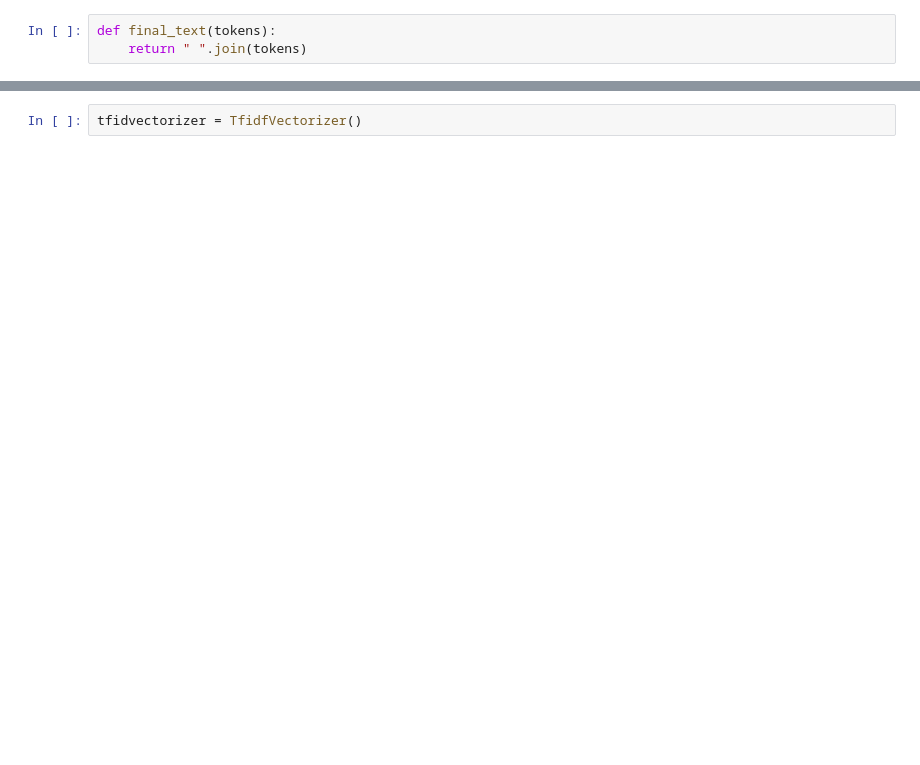
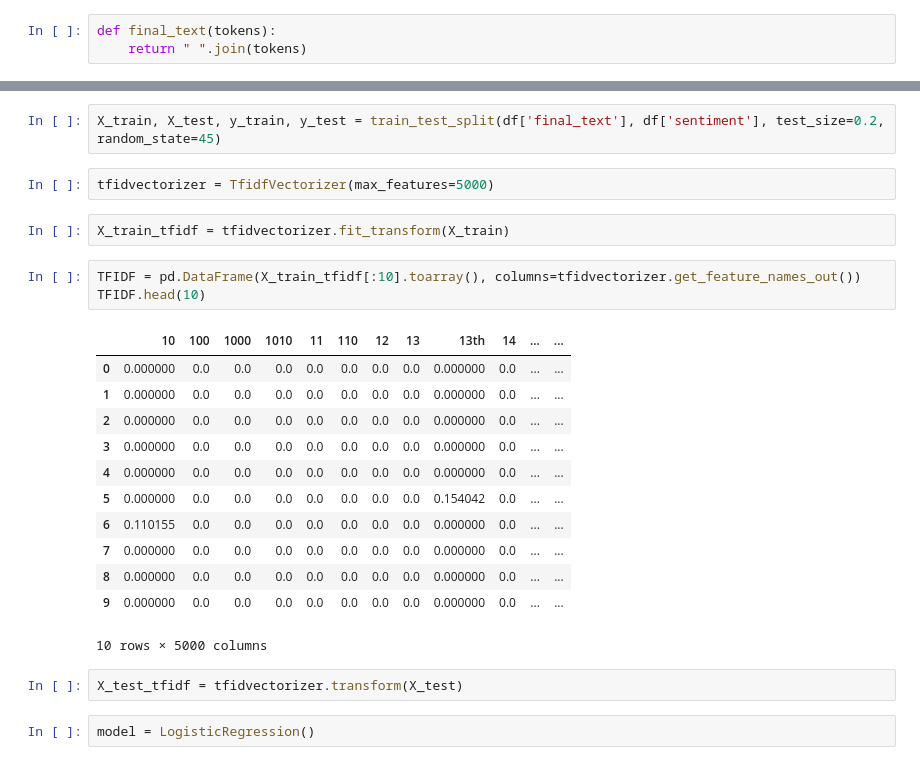
Before and after one commit to atharvadhumal03/TFIDF-LogReg-Sentiment-Analysis, a Jupyter notebook: IMDB.ipynb, the cells around one changed output, grey strips where cells are left out. Saved outputs shown, nothing was run; the diff lists cells and outputs as text; blank space fills up the shorter version.

Commit message:
reduced df's sample size to 10,000 rows only for initial testing and to prevent memory overload, split data into training and testing set, performed TF-IDF vectorization.

```diff
--- a/IMDB.ipynb
+++ b/IMDB.ipynb
@@ -167,5 +173,29 @@ df.head()
 | 2 | I thought this was a wonderful wa... | positive | i thought this was a wonderful wa... | [i, thought, this, was, a, wonder... | [thought, wonderful, way, spend, ... | [thought, wonderful, way, spend, ... | thought wonderful way spend time ... |
 | 3 | Basically there's a family where ... | negative | basically theres a family where a... | [basically, theres, a, family, wh... | [basically, theres, family, littl... | [basically, there, family, little... | basically there family little boy... |
 | 4 | Petter Mattei's "Love in the Time... | positive | petter matteis love in the time o... | [petter, matteis, love, in, the, ... | [petter, matteis, love, time, mon... | [petter, matteis, love, time, mon... | petter matteis love time money vi... |
+# %%
+X_train, X_test, y_train, y_test = train_test_split(df['final_text'], df['sentiment'], test_size=0.2, random_state=45)
 # %%
-tfidvectorizer = TfidfVectorizer()
+tfidvectorizer = TfidfVectorizer(max_features=5000)
+# %%
+X_train_tfidf = tfidvectorizer.fit_transform(X_train)
+# %%
+TFIDF = pd.DataFrame(X_train_tfidf[:10].toarray(), columns=tfidvectorizer.get_feature_names_out())
+TFIDF.head(10)
+# %% [output]
+|  | 10 | 100 | 1000 | 1010 | 11 | 110 | 12 | 13 | 13th | 14 | ... | ... |
+| 0 | 0.000000 | 0.0 | 0.0 | 0.0 | 0.0 | 0.0 | 0.0 | 0.0 | 0.000000 | 0.0 | ... | ... |
+| 1 | 0.000000 | 0.0 | 0.0 | 0.0 | 0.0 | 0.0 | 0.0 | 0.0 | 0.000000 | 0.0 | ... | ... |
+| 2 | 0.000000 | 0.0 | 0.0 | 0.0 | 0.0 | 0.0 | 0.0 | 0.0 | 0.000000 | 0.0 | ... | ... |
+| 3 | 0.000000 | 0.0 | 0.0 | 0.0 | 0.0 | 0.0 | 0.0 | 0.0 | 0.000000 | 0.0 | ... | ... |
+| 4 | 0.000000 | 0.0 | 0.0 | 0.0 | 0.0 | 0.0 | 0.0 | 0.0 | 0.000000 | 0.0 | ... | ... |
+| 5 | 0.000000 | 0.0 | 0.0 | 0.0 | 0.0 | 0.0 | 0.0 | 0.0 | 0.154042 | 0.0 | ... | ... |
+| 6 | 0.110155 | 0.0 | 0.0 | 0.0 | 0.0 | 0.0 | 0.0 | 0.0 | 0.000000 | 0.0 | ... | ... |
+| 7 | 0.000000 | 0.0 | 0.0 | 0.0 | 0.0 | 0.0 | 0.0 | 0.0 | 0.000000 | 0.0 | ... | ... |
+| 8 | 0.000000 | 0.0 | 0.0 | 0.0 | 0.0 | 0.0 | 0.0 | 0.0 | 0.000000 | 0.0 | ... | ... |
+| 9 | 0.000000 | 0.0 | 0.0 | 0.0 | 0.0 | 0.0 | 0.0 | 0.0 | 0.000000 | 0.0 | ... | ... |
+10 rows × 5000 columns
+# %%
+X_test_tfidf = tfidvectorizer.transform(X_test)
+# %%
+model = LogisticRegression()
```
Also changed, not shown: parts of 2 cells of this notebook.
